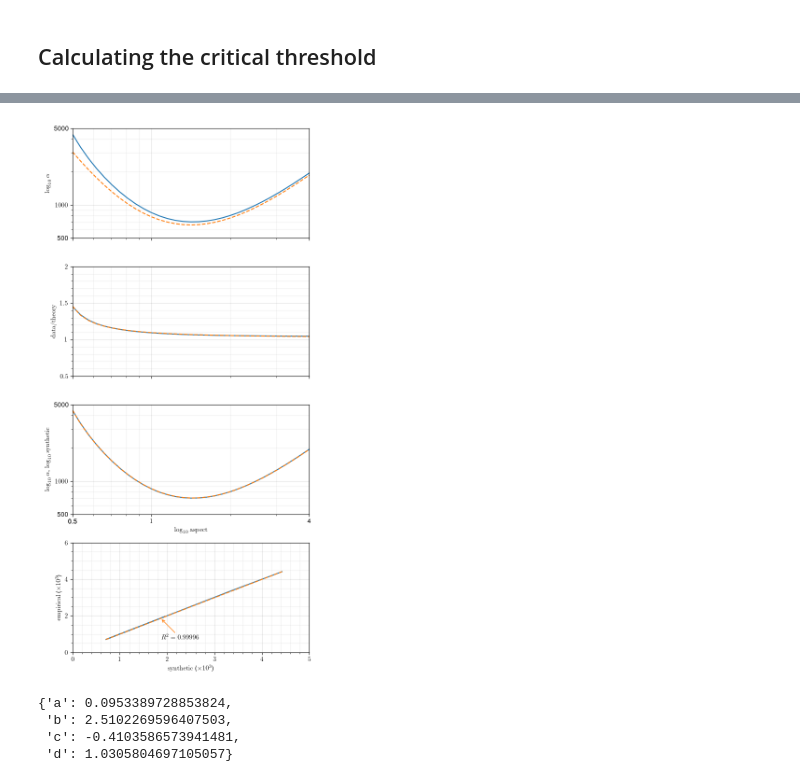
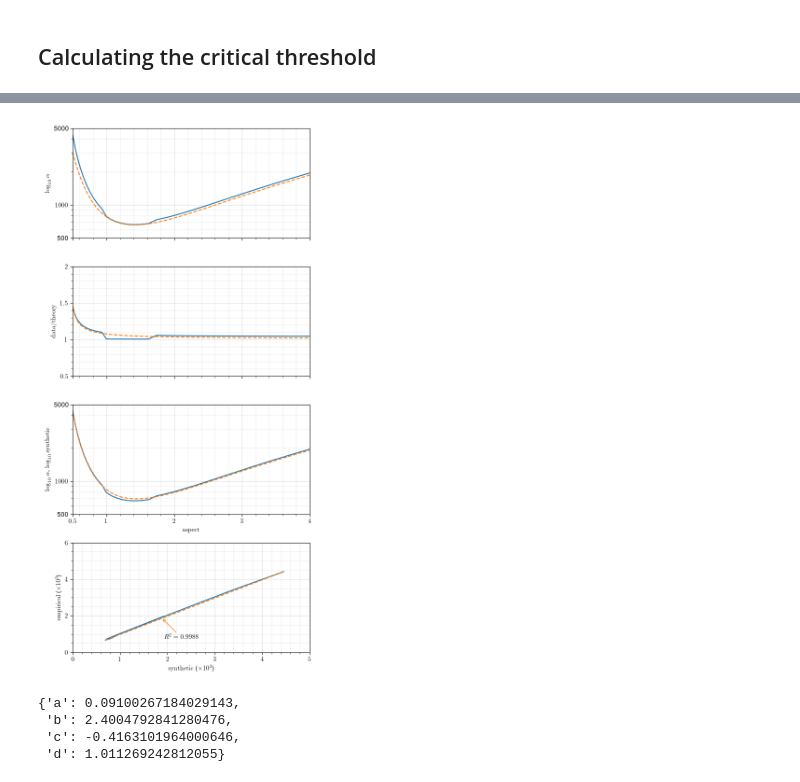
Before and after one commit to rsbyrne/thesis, a Jupyter notebook: book/content/chapter_04_critical/critical.ipynb, the cells around one changed output, grey strips where cells are left out. Cells and saved outputs as stored; diff of their text form; code cells hidden in the pictures.

```diff
--- a/book/content/chapter_04_critical/critical.ipynb
+++ b/book/content/chapter_04_critical/critical.ipynb
@@ -15,0 +19,12 @@ from everest.window import Canvas, DataChannel as Channel
+# %%
+with (Path(aliases.storagedir) / 'simple_critical_all.data').open(mode='rb') as file:
+    loaded = pickle.load(file)
+def sortfn(params):
+    out = []
+    params = dict(params)
+    for key in sorted(params):
+        val = params[key]
+        out.append(key)
+        out.append(-1e12 if val is None else val)
+    return tuple(out)
+loaded = tuple((key, loaded[key]) for key in sorted(loaded, key=sortfn))
@@ -82,16 +225,10 @@ canvas
 # %%
-with open(
-        os.path.join(
-            aliases.storagedir, 'livestation', 'alphacrit_aspect_fine.pkl'
-            ), mode='rb'
-        ) as file:
-    datas = pickle.load(file)
+slc = isomixed.loc[0, :, 0.999]
 
 crit_func = lambda A: math.pi**4 * (1 + A**2)**3 / A**4
-series = pd.Series({key: datas[key][-1] for key in sorted(datas)})
-independent = series.index
-empirical = series.values
-theory = tuple(map(crit_func, series.index))
+independent = slc.index
+empirical = slc.values
+theory = tuple(map(crit_func, slc.index))
 discrepancy = empirical / theory
 
 canvas = Canvas(size = (6, 12), shape = (4, 1))
@@ -100,7 +237,7 @@ ax1 = canvas.ax((0, 0))
 ax1.line(
     xchan := Channel(
         independent, label=r"$\mathrm{aspect}$",
-        log=True, capped=(True, True),
+        log=False, capped=(True, True),
         ),
     ychan := Channel(empirical, label=r"$\alpha$", log=True),
     )
@@ -116,10 +253,10 @@ ax1.props.edges.x.ticks.major.labels = ()
 
 def func(x, /, a, b, c, d):
     return a / (b*(x + c)) + d
-(*params,), error = curve_fit(func, series.index, discrepancy)
+(*params,), error = curve_fit(func, slc.index, discrepancy)
 params = dict(zip('abcd', (map(float, params))))
 
-correction = func(series.index, **params)
+correction = func(slc.index, **params)
 
 ax2 = canvas.ax((1, 0))
 ax2.line(
@@ -143,37 +280,37 @@ ax3.line(
     ychan,
     )
 ax3.line(
     xchan,
     Channel(synthetic, label=r"$\mathrm{synthetic}$", log=True),
     linestyle='--',
     )
 
 ax4 = canvas.ax((3, 0))
 ax4.line(
     Channel(synthetic, label=r"$\mathrm{synthetic}$"),
     Channel(empirical, label=r"$\mathrm{empirical}$"),
     )
 linscore = r2_score(synthetic, empirical)
 ax4.line(
     Channel(np.linspace(min(synthetic), max(synthetic), 100)),
     Channel(np.linspace(min(empirical), max(empirical), 100)),
     linestyle = '--',
     )
 ax4.annotate(
     (max(synthetic) - min(synthetic)) / 2,
     (max(empirical) - min(empirical)) / 2,
     label = f"${'R^2 =' + str(round(linscore, 5))}$",
     points = (30, -30),
     arrowprops = dict(arrowstyle = "->", color = '#ff7f0e'),
     )
 
 display(canvas)
 display(params)
 # %% [output]
-[figure, old version]
+[figure, new version]
-{'a': 0.0953389728853824,
- 'b': 2.5102269596407503,
- 'c': -0.4103586573941481,
- 'd': 1.0305804697105057}
+{'a': 0.09100267184029143,
+ 'b': 2.4004792841280476,
+ 'c': -0.4163101964000646,
+ 'd': 1.011269242812055}
 # %%
 round(len(synthetic) / 2)
```
Also changed, not shown: parts of 15 cells of this notebook, 35 other files.
